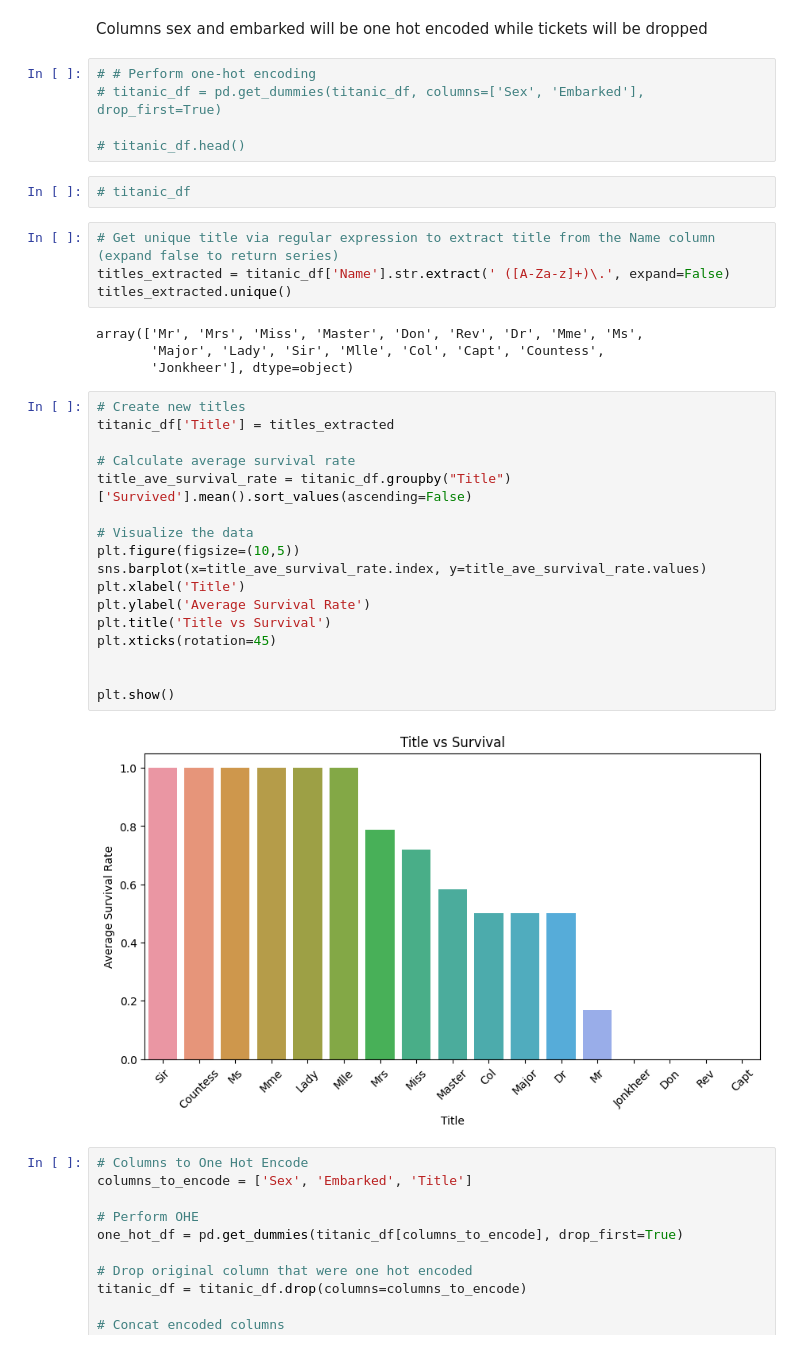
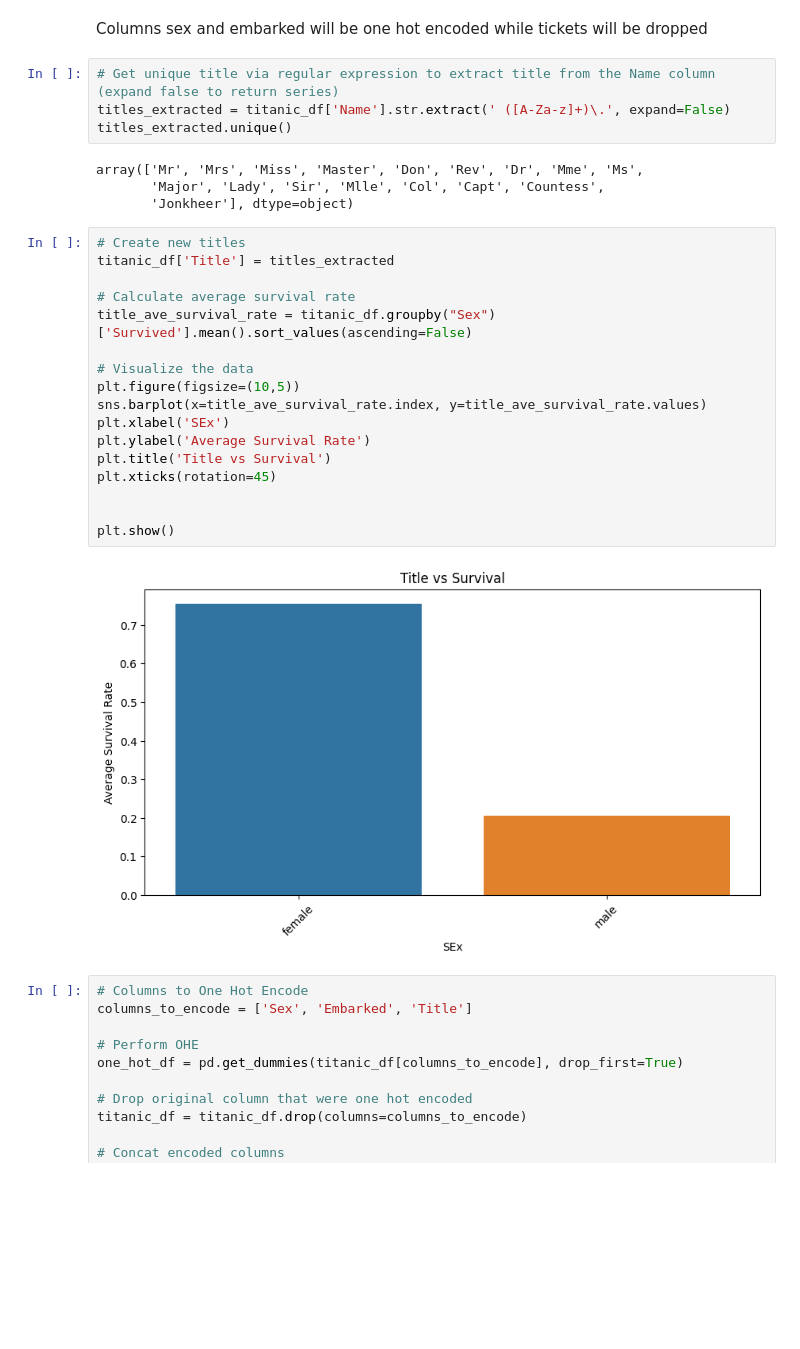
Before and after one commit to dot-william/titanic-ml, a Jupyter notebook: titanic.ipynb, the cells around one changed output. Drawn from its saved outputs; the diff is of its cells as text; blank space fills up the shorter version.

```diff
--- a/titanic.ipynb
+++ b/titanic.ipynb
@@ -150,13 +150,6 @@ Embarked      3
 dtype: int64
 # %% [markdown]
 Columns sex and embarked will be one hot encoded while tickets will be dropped
-# %%
-# # Perform one-hot encoding
-# titanic_df = pd.get_dummies(titanic_df, columns=['Sex', 'Embarked'], drop_first=True)
-
-# titanic_df.head()
-# %%
-# titanic_df
 # %%
 # Get unique title via regular expression to extract title from the Name column (expand false to return series)
 titles_extracted = titanic_df['Name'].str.extract(' ([A-Za-z]+)\.', expand=False)
@@ -168,22 +161,22 @@ array(['Mr', 'Mrs', 'Miss', 'Master', 'Don', 'Rev', 'Dr', 'Mme', 'Ms',
 # %%
 # Create new titles
 titanic_df['Title'] = titles_extracted
 
 # Calculate average survival rate
-title_ave_survival_rate = titanic_df.groupby("Title")['Survived'].mean().sort_values(ascending=False)
+title_ave_survival_rate = titanic_df.groupby("Sex")['Survived'].mean().sort_values(ascending=False)
 
 # Visualize the data
 plt.figure(figsize=(10,5))
 sns.barplot(x=title_ave_survival_rate.index, y=title_ave_survival_rate.values)
-plt.xlabel('Title')
+plt.xlabel('SEx')
 plt.ylabel('Average Survival Rate')
 plt.title('Title vs Survival')
 plt.xticks(rotation=45)
 
 
 plt.show()
 # %% [output]
-[figure, old version]
+[figure, new version]
 # %%
 # Columns to One Hot Encode
 columns_to_encode = ['Sex', 'Embarked', 'Title']
```
Also changed, not shown: parts of 10 cells of this notebook, 1 other file.
